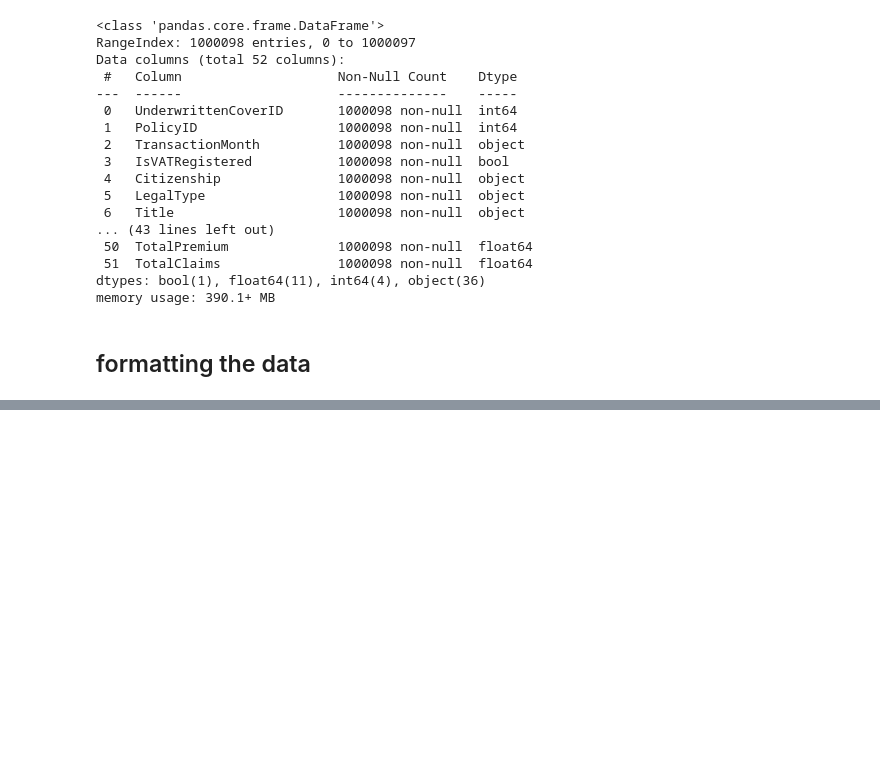
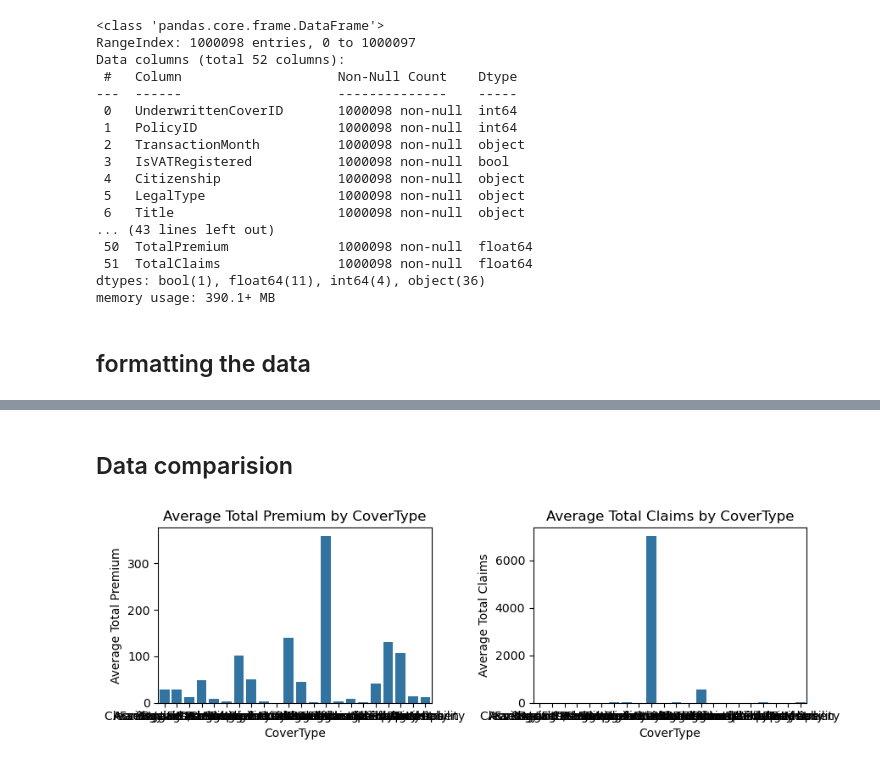
Before and after one commit to nolawit-fant/AlphaCare-Insurance-Solutions, a Jupyter notebook: notebooks/EDA.ipynb, the cells around one changed output, grey strips where cells are left out. Drawn from its saved outputs; the diff is of its cells as text; code cells hidden in the pictures; blank space fills up the shorter version.

```diff
--- a/notebooks/EDA.ipynb
+++ b/notebooks/EDA.ipynb
@@ -104,0 +201,25 @@ df = format_data(df)
+# %% [markdown]
+## Data comparision
+# %%
+# Grouped Analysis by CoverType
+grouped_cover_type_df = df.groupby('CoverType')[['TotalPremium', 'TotalClaims']].mean().reset_index()
+
+# Bar Plot for TotalPremium and TotalClaims by CoverType
+plt.figure(figsize=(9, 3))
+
+plt.subplot(1, 2, 1)
+sns.barplot(x='CoverType', y='TotalPremium', data=grouped_cover_type_df)
+plt.title('Average Total Premium by CoverType')
+plt.xlabel('CoverType')
+plt.ylabel('Average Total Premium')
+
+plt.subplot(1, 2, 2)
+sns.barplot(x='CoverType', y='TotalClaims', data=grouped_cover_type_df)
+plt.title('Average Total Claims by CoverType')
+plt.xlabel('CoverType')
+plt.ylabel('Average Total Claims')
+
+plt.tight_layout()
+plt.show()
+# %% [output]
+[figure, added]
```
Also changed, not shown: parts of 9 cells of this notebook.
